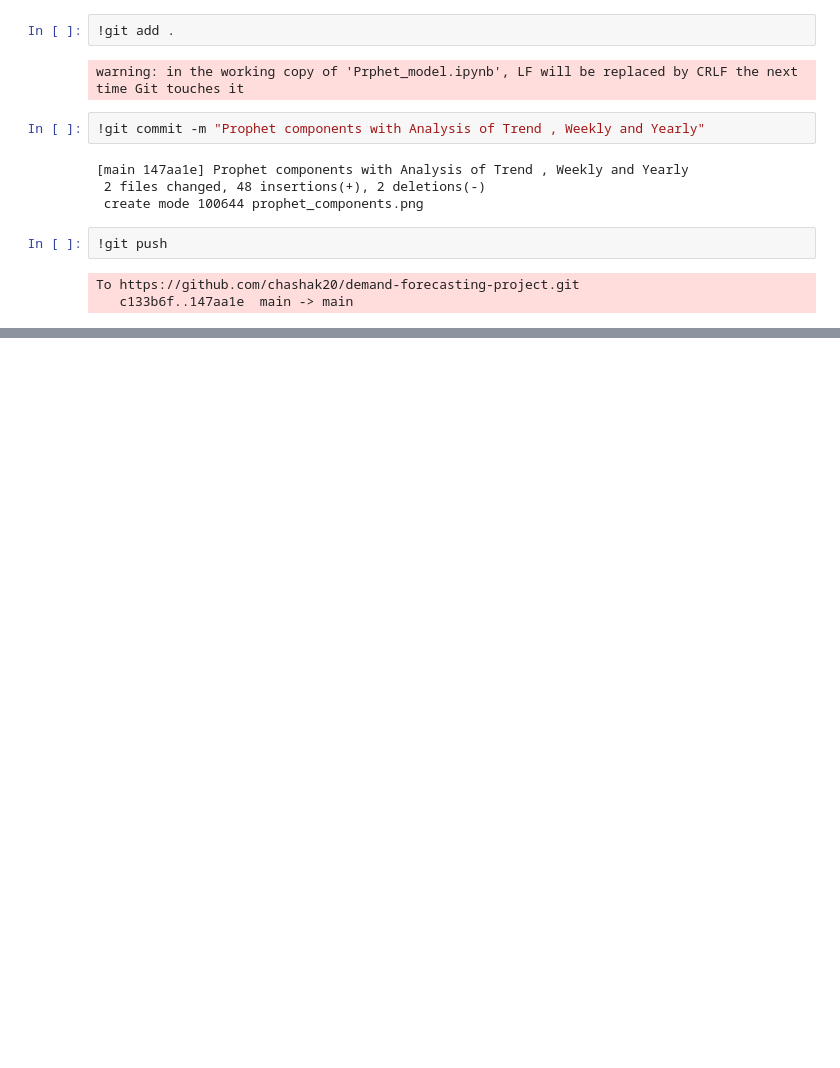
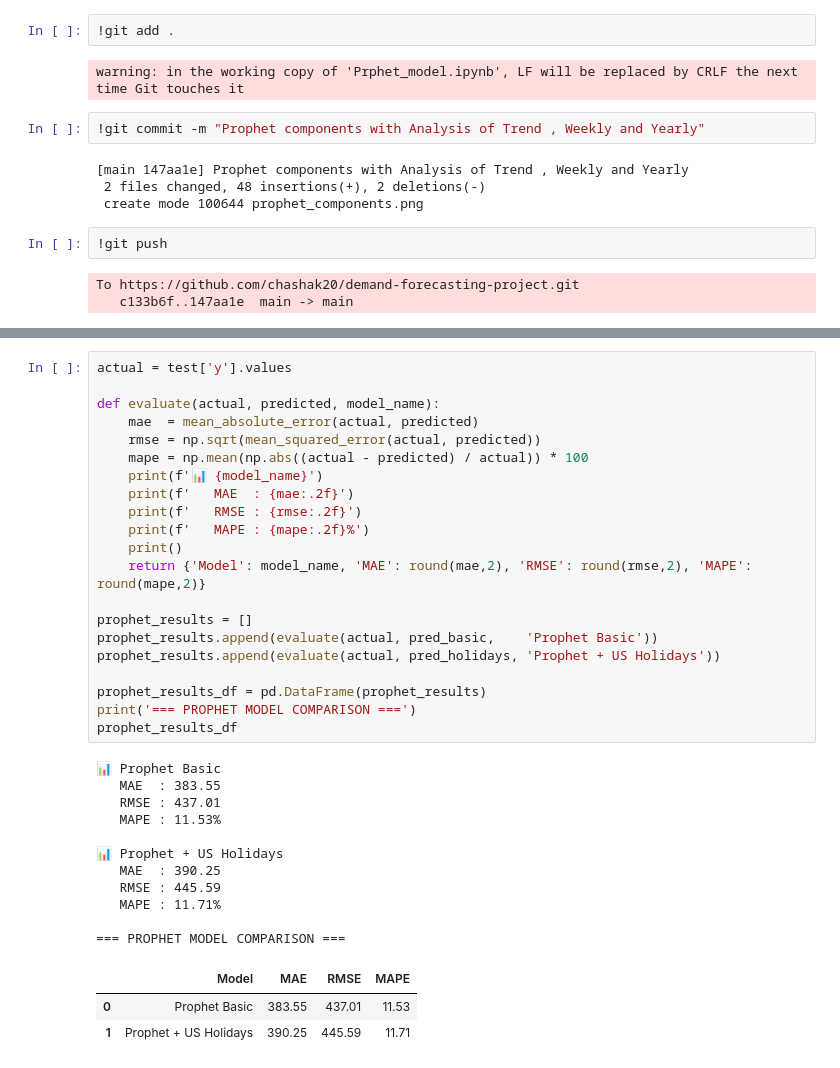
Before and after one commit to chashak20/demand-forecasting-project, a Jupyter notebook: Prphet_model.ipynb, the cells around one changed output, grey strips where cells are left out. Cells and saved outputs as stored; diff of their text form; blank space fills up the shorter version.

```diff
--- a/Prphet_model.ipynb
+++ b/Prphet_model.ipynb
@@ -199,0 +244,36 @@ To https://github.com/chashak20/demand-forecasting-project.git
+# %%
+actual = test['y'].values
+
+def evaluate(actual, predicted, model_name):
+    mae  = mean_absolute_error(actual, predicted)
+    rmse = np.sqrt(mean_squared_error(actual, predicted))
+    mape = np.mean(np.abs((actual - predicted) / actual)) * 100
+    print(f'📊 {model_name}')
+    print(f'   MAE  : {mae:.2f}')
+    print(f'   RMSE : {rmse:.2f}')
+    print(f'   MAPE : {mape:.2f}%')
+    print()
+    return {'Model': model_name, 'MAE': round(mae,2), 'RMSE': round(rmse,2), 'MAPE': round(mape,2)}
+
+prophet_results = []
+prophet_results.append(evaluate(actual, pred_basic,    'Prophet Basic'))
+prophet_results.append(evaluate(actual, pred_holidays, 'Prophet + US Holidays'))
+
+prophet_results_df = pd.DataFrame(prophet_results)
+print('=== PROPHET MODEL COMPARISON ===')
+prophet_results_df
+# %% [output]
+📊 Prophet Basic
+   MAE  : 383.55
+   RMSE : 437.01
+   MAPE : 11.53%
+
+📊 Prophet + US Holidays
+   MAE  : 390.25
+   RMSE : 445.59
+   MAPE : 11.71%
+
+=== PROPHET MODEL COMPARISON ===
+|  | Model | MAE | RMSE | MAPE |
+| 0 | Prophet Basic | 383.55 | 437.01 | 11.53 |
+| 1 | Prophet + US Holidays | 390.25 | 445.59 | 11.71 |
```
Also changed, not shown: parts of 4 cells of this notebook.
